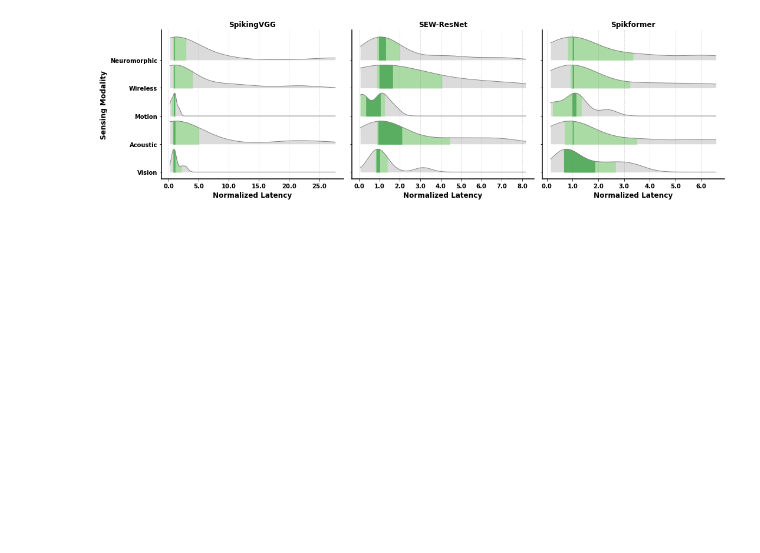
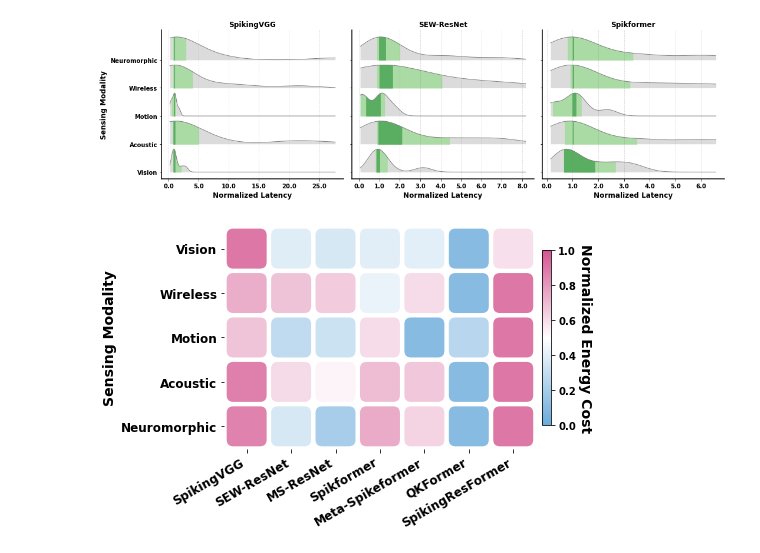
Before and after one commit to yudi-mars/Soul, a Jupyter notebook: demo/EDA_main.ipynb, the cells around one changed output. Drawn from its saved outputs; the diff is of its cells as text; code cells hidden in the pictures; blank space fills up the shorter version.

```diff
--- a/demo/EDA_main.ipynb
+++ b/demo/EDA_main.ipynb
@@ -791,3 +802,98 @@ plt.savefig('./fig4d.pdf', dpi=300, bbox_inches="tight")
 plt.show()
 # %% [output]
 [figure]
+# %%
+# fig4 (e) average peak memory footprint (all types of SNNs across five sensing modalities) on seven representative edge devices. Values are log-transformed to improve visual comparability across devices with different memory hierarchies.
+fig, ax = plt.subplots(1, 1, figsize=(7, 4.5))
+cell_size = 0.8
+radius = 0.15
+
+# Data
+data = np.array([
+    [1236.96, 128.17, 113.09, 132.28, 138.1, 34.10, 307.78],  # Vision
+    [5134.435, 4278.78, 3959.485, 1999.245, 3396.105, 703.9075, 8612.12],  # Wireless
+    [42.805, 11.22, 12.855, 33.3875, 5.745, 10.2375, 95.2825],  # Motion
+    [3022.835, 1474.27, 1196.29, 1865.07, 1714.4975, 369.125, 3288.355],  # Acoustic
+    [3486.78, 800.9125, 499.4825, 2440.7275, 1702.335, 357.2175, 3889.555],  # Neuromorphic
+])
+
+data = np.log10(data + 1e-8)
+row_min = data.min(axis=1, keepdims=True)
+row_max = data.max(axis=1, keepdims=True)
+
+data = (data - row_min) / (row_max - row_min)
+
+modalities = ['Vision', 'Wireless', 'Motion', 'Acoustic', 'Neuromorphic']
+devices = [
+    'SpikingVGG', 'SEW-ResNet', 'MS-ResNet', 'Spikformer',
+    'Meta-Spikeformer', 'QKFormer', 'SpikingResFormer'
+]
+
+# convert to DataFrame
+df_long = pd.DataFrame(data, index=modalities, columns=devices).reset_index()
+df_long = df_long.melt(id_vars='index', var_name='Neuron', value_name='Score')
+df_long.rename(columns={'index': 'Modality'}, inplace=True)
+# normalize scores per modality
+# df_long['Score'] = df_long.groupby('Modality')['Score'].transform(lambda x: (x - x.min()) / (x.max() - x.min()))
+
+# 每行独立 cmap
+cmap = mcolors.LinearSegmentedColormap.from_list("row_cmap", ["#69AADB", "white", "#D45590"]) #
+
+for i, modality in enumerate(modalities):
+    row_data = df_long[df_long['Modality'] == modality]
+    # normalize per row
+    row_min, row_max = row_data['Score'].min(), row_data['Score'].max()
+    norm = mcolors.TwoSlopeNorm(vmin=row_min, vcenter=(row_min + row_max) / 2, vmax=row_max)
+
+    for _, row in row_data.iterrows():
+        x = devices.index(row['Neuron'])
+        y = i
+        color = cmap(norm(row['Score']))
+
+        rect = patches.FancyBboxPatch(
+            (x - cell_size / 2, y - cell_size / 2),
+            cell_size, cell_size,
+            boxstyle=f"round,pad=0.05, rounding_size={radius}",
+            linewidth=0,
+            facecolor=color,
+            alpha=0.8
+        )
+        ax.add_patch(rect)
+
+ax.set_xticks(range(len(devices)))
+ax.set_xticklabels(devices, rotation=30, ha='right', va='top', fontweight='bold', fontsize=12)
+ax.set_yticks(range(len(modalities)))
+ax.set_yticklabels(modalities, fontweight='bold', fontsize=12)
+
+ax.set_xlim(-0.5, len(devices)-0.5)
+ax.set_ylim(-0.5, len(modalities)-0.5)
+ax.invert_yaxis()
+ax.set_aspect('equal')  # 保证正方形格子
+
+# 去掉网格和边框
+ax.grid(False)
+for spine in ax.spines.values():
+    spine.set_visible(False)
+
+
+sm = plt.cm.ScalarMappable(
+    cmap=cmap,
+    norm=mcolors.Normalize(vmin=0, vmax=1)
+)
+sm.set_array([])
+cbar = fig.colorbar(sm, ax=ax, fraction=0.025, pad=0.02)
+cbar.set_label('Normalized Energy Cost', fontsize=14, fontweight='bold', rotation=-90, labelpad=16)
+cbar.ax.tick_params(labelsize=10)
+for label in cbar.ax.get_yticklabels():
+    label.set_fontweight('bold')
+
+# ax.set_xlabel('Architecture', fontweight='bold', fontsize=14)
+ax.set_ylabel('Sensing Modality', fontweight='bold', fontsize=14)
+# ax.set_title('Theoretical Energy Cost', fontweight='bold', fontsize=14)
+
+plt.tight_layout()
+fig.savefig('./fig4e.pdf',
+            format='pdf', bbox_inches='tight', pad_inches=0.05, dpi=300)
+plt.show()
+# %% [output]
+[figure, added]
```
Also changed, not shown: parts of 5 cells of this notebook, 7 other files.
